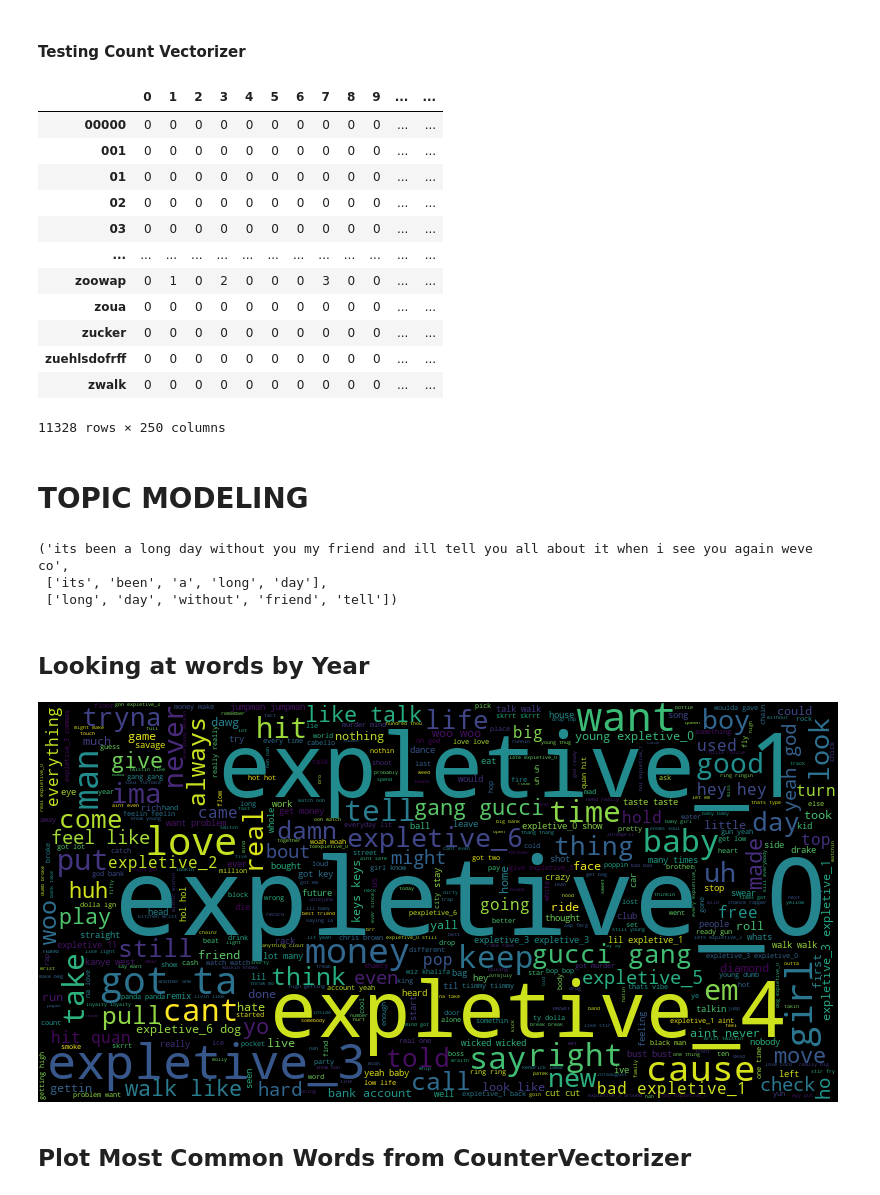
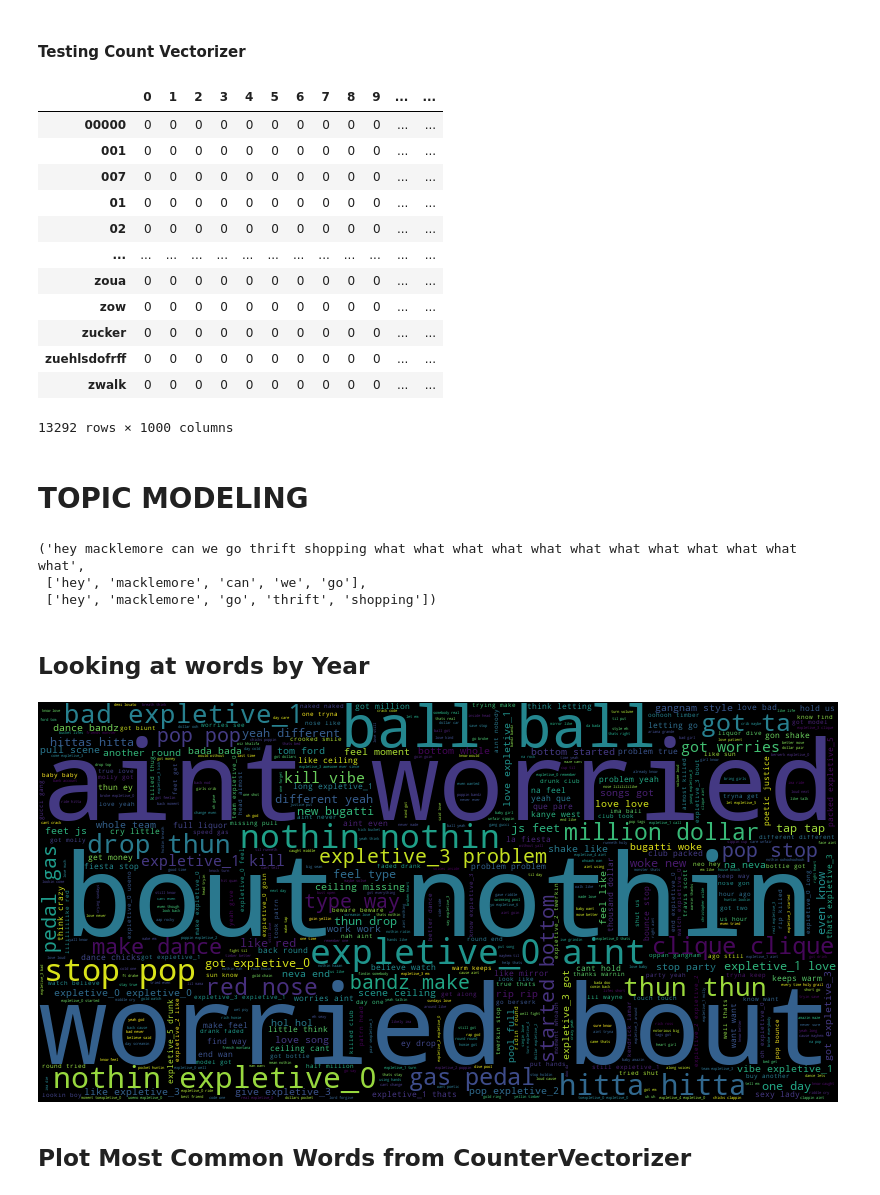
Before and after one commit to boogiedev/HITMAKA-3000, a Jupyter notebook: nlp.ipynb, the cells around one changed output. Cells and saved outputs as stored; diff of their text form; code cells hidden in the pictures.

```diff
--- a/nlp.ipynb
+++ b/nlp.ipynb
@@ -61,7 +67,8 @@ sns.set_style('whitegrid')
 [nltk_data]   Package tagsets is already up-to-date!
 # %%
 # Import Data
-clean_df = pd.read_pickle('data/clean_data.pkl')
+# clean_df = pd.read_pickle('data/clean_data.pkl')
+clean_df = pd.read_pickle('data/all_clean_data.pkl')
 # Rid Period from clean text
 clean_df['clean_text'] = clean_df['clean_text'].apply(lambda x: "".join(x.split(".")))
 # clean_df['clean_text'][0]
@@ -150,16 +157,16 @@ vector_df_cnt
 |  | 0 | 1 | 2 | 3 | 4 | 5 | 6 | 7 | 8 | 9 | ... | ... |
 | 00000 | 0 | 0 | 0 | 0 | 0 | 0 | 0 | 0 | 0 | 0 | ... | ... |
 | 001 | 0 | 0 | 0 | 0 | 0 | 0 | 0 | 0 | 0 | 0 | ... | ... |
+| 007 | 0 | 0 | 0 | 0 | 0 | 0 | 0 | 0 | 0 | 0 | ... | ... |
 | 01 | 0 | 0 | 0 | 0 | 0 | 0 | 0 | 0 | 0 | 0 | ... | ... |
 | 02 | 0 | 0 | 0 | 0 | 0 | 0 | 0 | 0 | 0 | 0 | ... | ... |
-| 03 | 0 | 0 | 0 | 0 | 0 | 0 | 0 | 0 | 0 | 0 | ... | ... |
 | ... | ... | ... | ... | ... | ... | ... | ... | ... | ... | ... | ... | ... |
-| zoowap | 0 | 1 | 0 | 2 | 0 | 0 | 0 | 3 | 0 | 0 | ... | ... |
 | zoua | 0 | 0 | 0 | 0 | 0 | 0 | 0 | 0 | 0 | 0 | ... | ... |
+| zow | 0 | 0 | 0 | 0 | 0 | 0 | 0 | 0 | 0 | 0 | ... | ... |
 | zucker | 0 | 0 | 0 | 0 | 0 | 0 | 0 | 0 | 0 | 0 | ... | ... |
 | zuehlsdofrff | 0 | 0 | 0 | 0 | 0 | 0 | 0 | 0 | 0 | 0 | ... | ... |
 | zwalk | 0 | 0 | 0 | 0 | 0 | 0 | 0 | 0 | 0 | 0 | ... | ... |
-11328 rows × 250 columns
+13292 rows × 1000 columns
 # %% [markdown]
 # TOPIC MODELING
 # %%
@@ -180,27 +188,27 @@ group_list = [group_2015, group_2016, group_2017, group_2018, group_2019]
 # %%
 corpus[0][:100], tokens[0][:5], tokens_stop[0][:5]
 # %% [output]
-('its been a long day without you my friend and ill tell you all about it when i see you again weve co',
- ['its', 'been', 'a', 'long', 'day'],
- ['long', 'day', 'without', 'friend', 'tell'])
+('hey macklemore can we go thrift shopping what what what what what what what what what what what what',
+ ['hey', 'macklemore', 'can', 'we', 'go'],
+ ['hey', 'macklemore', 'go', 'thrift', 'shopping'])
 # %% [markdown]
 ## Looking at words by Year
 # %%
 stops = ['im', 'thats', 'ya', 'though', 'yeah']
-custom_stop = ['yeah', 'like', 'got', '2018', 'know', 'get', 'aint', 'ayy', 'go', 'na', 'back', 'one', 'gon', 'make', 'wan', 'thats', 'need', 'oh', 'see', 'feat', 'ooh', 'said', 'way', "2017", "la", 'lets', 'ft', 'let'] + stops
+custom_stop = ['yeah', 'like', 'got', '2018', 'know', 'get', 'aint', 'ayy', 'go', 'na', 'back', 'one', 'gon', 'make', 'wan', 'thats', 'need', 'oh', 'see', 'feat', 'ooh', 'said', 'way', "2017", "la", 'lets', 'ft', 'let', 'hey', 'ima', 'uoeno', 'oohoohoohooh', 'ah', 'js', 'pare'] + stops
 # Join the different processed titles together
 long_string = ','.join([",".join(tokens) for tokens in tokens_stop])
 
 # Create a WordCloud object
 wordcloud = WordCloud(background_color="black", max_words=500, contour_width=3,  width=800, height=400, stopwords=custom_stop)
 
 # Generate a word cloud
 wordcloud.generate(long_string)
 
 # Visualize the word cloud
 wordcloud.to_image()
 # %% [output]
-[figure, old version]
+[figure, new version]
 # %% [markdown]
 ## Plot Most Common Words from CounterVectorizer
 # %%
```
Also changed, not shown: parts of 13 cells of this notebook, 4 other files.
